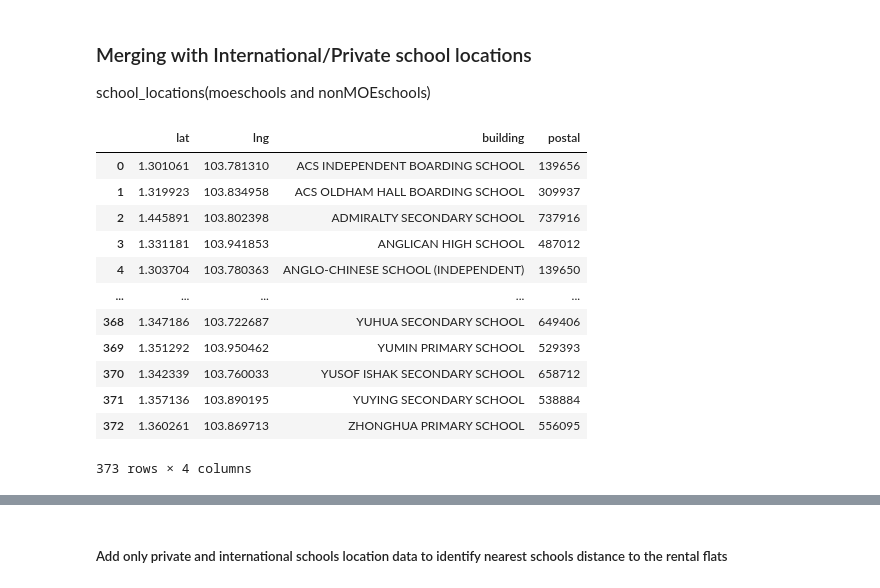
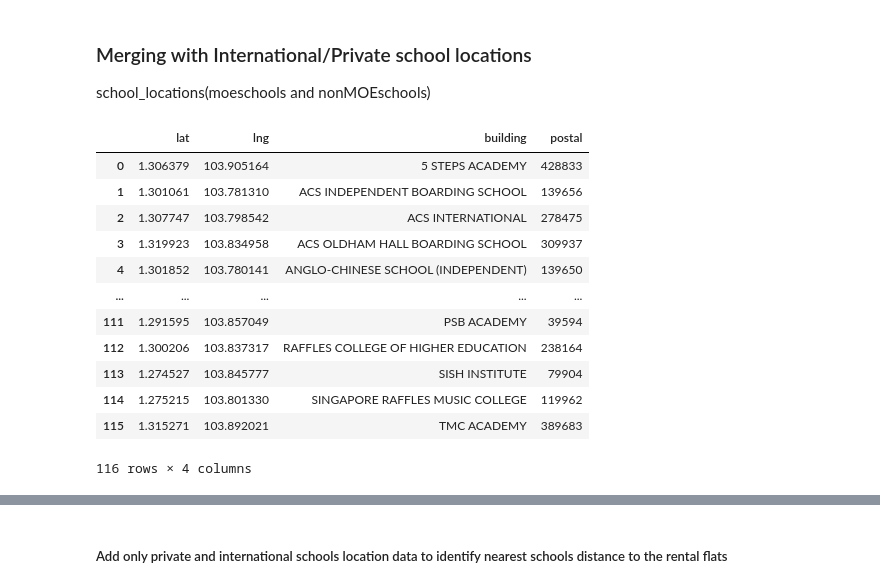
Before and after one commit to bryanlzl/hdb_resale_prediction, a Jupyter notebook: data preparation for hdb_rentals with supplementary datasets.ipynb, the cells around one changed output, grey strips where cells are left out. Drawn from its saved outputs; the diff is of its cells as text; code cells hidden in the pictures.

```diff
--- a/data preparation for hdb_rentals with supplementary datasets.ipynb
+++ b/data preparation for hdb_rentals with supplementary datasets.ipynb
@@ -812,19 +775,21 @@ rentals_dataset['shopping_dist'] = rentals_dataset.apply(
 ### Merging with International/Private school locations
 school_locations(moeschools and nonMOEschools)
 # %%
-allschool_locations = pd.read_csv('allschool_locations.csv', index_col = 0)
-allschool_locations
+intschool_locations = pd.read_csv('intschool_locations.csv', index_col = 0)
+intschool_locations = intschool_locations.drop(columns=['building'])
+intschool_locations = intschool_locations.rename(columns={'searchval':'building'})
+intschool_locations
 # %% [output]
 |  | lat | lng | building | postal |
-| 0 | 1.301061 | 103.781310 | ACS INDEPENDENT BOARDING SCHOOL | 139656 |
-| 1 | 1.319923 | 103.834958 | ACS OLDHAM HALL BOARDING SCHOOL | 309937 |
-| 2 | 1.445891 | 103.802398 | ADMIRALTY SECONDARY SCHOOL | 737916 |
-| 3 | 1.331181 | 103.941853 | ANGLICAN HIGH SCHOOL | 487012 |
-| 4 | 1.303704 | 103.780363 | ANGLO-CHINESE SCHOOL (INDEPENDENT) | 139650 |
+| 0 | 1.306379 | 103.905164 | 5 STEPS ACADEMY | 428833 |
+| 1 | 1.301061 | 103.781310 | ACS INDEPENDENT BOARDING SCHOOL | 139656 |
+| 2 | 1.307747 | 103.798542 | ACS INTERNATIONAL | 278475 |
+| 3 | 1.319923 | 103.834958 | ACS OLDHAM HALL BOARDING SCHOOL | 309937 |
+| 4 | 1.301852 | 103.780141 | ANGLO-CHINESE SCHOOL (INDEPENDENT) | 139650 |
 | ... | ... | ... | ... | ... |
-| 368 | 1.347186 | 103.722687 | YUHUA SECONDARY SCHOOL | 649406 |
-| 369 | 1.351292 | 103.950462 | YUMIN PRIMARY SCHOOL | 529393 |
-| 370 | 1.342339 | 103.760033 | YUSOF ISHAK SECONDARY SCHOOL | 658712 |
-| 371 | 1.357136 | 103.890195 | YUYING SECONDARY SCHOOL | 538884 |
-| 372 | 1.360261 | 103.869713 | ZHONGHUA PRIMARY SCHOOL | 556095 |
+| 111 | 1.291595 | 103.857049 | PSB ACADEMY | 39594 |
+| 112 | 1.300206 | 103.837317 | RAFFLES COLLEGE OF HIGHER EDUCATION | 238164 |
+| 113 | 1.274527 | 103.845777 | SISH INSTITUTE | 79904 |
+| 114 | 1.275215 | 103.801330 | SINGAPORE RAFFLES MUSIC COLLEGE | 119962 |
+| 115 | 1.315271 | 103.892021 | TMC ACADEMY | 389683 |
-373 rows × 4 columns
+116 rows × 4 columns
```
Also changed, not shown: parts of 31 cells of this notebook, 4 other files.
